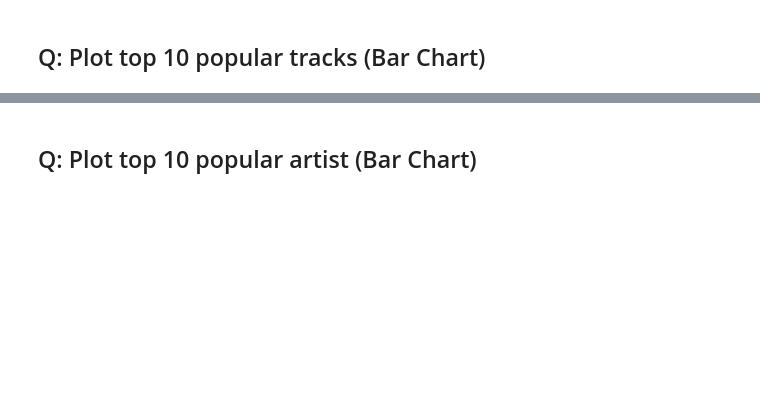
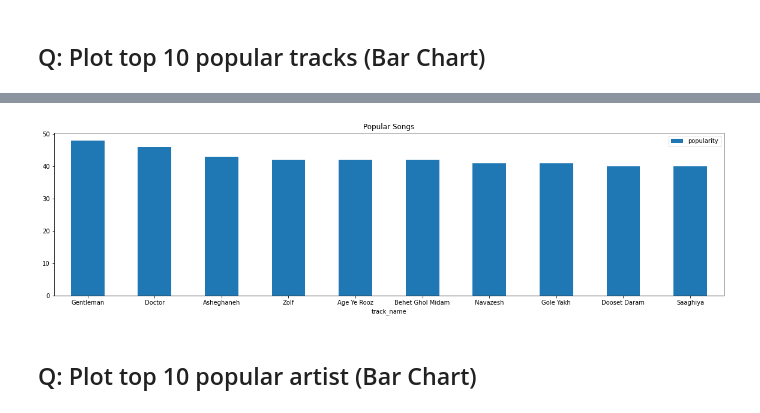
Before and after one commit to goli-mary-m/Persian-Spotify-Analysis, a Jupyter notebook: Persian-Spotify.ipynb, the cells around one changed output, grey strips where cells are left out. Cells and saved outputs as stored; diff of their text form; code cells hidden in the pictures; blank space fills up the shorter version.

```diff
--- a/Persian-Spotify.ipynb
+++ b/Persian-Spotify.ipynb
@@ -89,4 +292,6 @@ target_cols = ["acousticness","danceability","energy","speechiness","liveness","
 # %% [markdown]
 ## Q: Plot top 10 popular tracks (Bar Chart)
 # %%
-# To be completed
+popular_songs_df = spotify_df.sort_values('popularity', ascending=False)
+popular_songs_df = popular_songs_df.drop_duplicates(subset="track_id", keep="first").reset_index().head(10)
+popular_songs_df[['track_name', 'artist_name', 'popularity']]
@@ -93,3 +310,7 @@ target_cols = ["acousticness","danceability","energy","speechiness","liveness","
+# %%
+popular_songs_df.plot.bar(x='track_name', y='popularity', rot=0, title='Popular Songs',figsize=(20, 5));
+# %% [output]
+[figure, added]
 # %% [markdown]
 ## Q: Plot top 10 popular artist (Bar Chart)
 # %%
```
Also changed, not shown: parts of 26 cells of this notebook.
